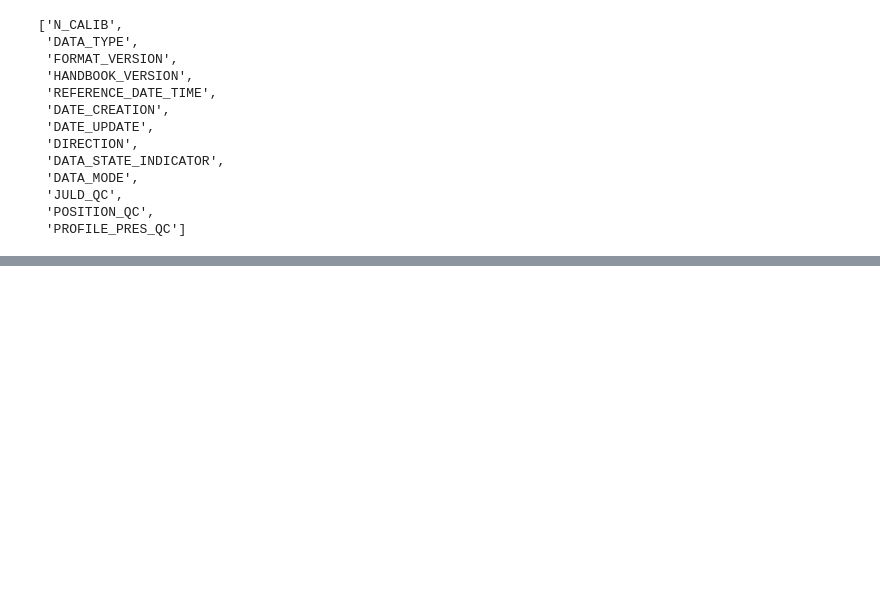
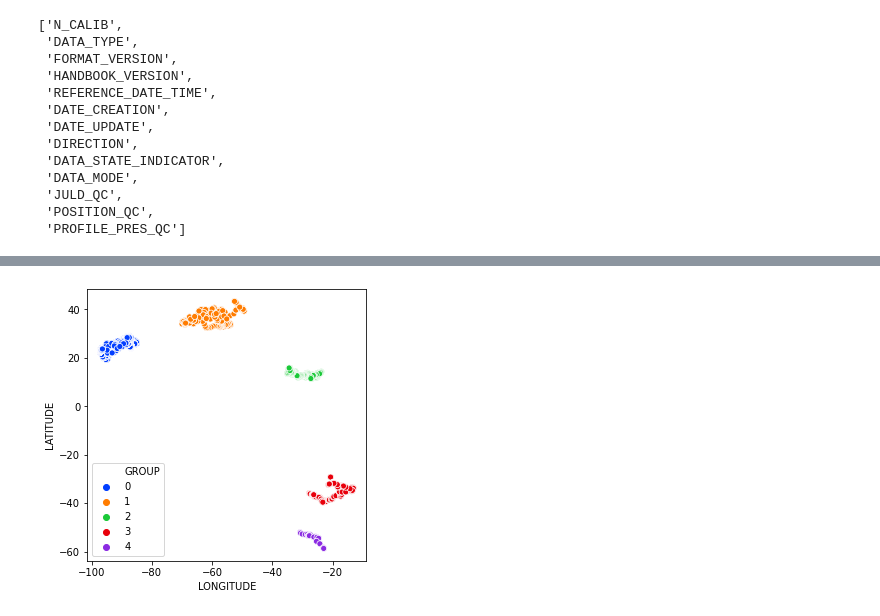
Before and after one commit to mlopez13/argo_temperatures, a Jupyter notebook: argo_temperatures.ipynb, the cells around one changed output, grey strips where cells are left out. Cells and saved outputs as stored; diff of their text form; code cells hidden in the pictures; blank space fills up the shorter version.

Commit message:
kmeans

```diff
--- a/argo_temperatures.ipynb
+++ b/argo_temperatures.ipynb
@@ -114,0 +122,19 @@ The dedent function was deprecated in Matplotlib 3.1 and will be removed in 3.3.
+# %%
+from sklearn.cluster import KMeans
+
+cols = ['LONGITUDE', 'LATITUDE']
+centres = np.array([[-90, 25],
+           [-60, 35],
+           [-30, 15],
+           [-20, -35],
+           [-25, -55]])
+X = my_df[cols]
+kmeans = KMeans(n_clusters=5, init=centres).fit(X)
+my_df['GROUP'] = kmeans.labels_
+
+plt.figure(figsize=(5, 5))
+sns.scatterplot(x='LONGITUDE', y='LATITUDE', hue='GROUP', palette='bright',
+                units='N_PROF', estimator=None, data=my_df)
+plt.show()
+# %% [output]
+[figure, added]
```
Also changed, not shown: parts of 6 cells of this notebook.
